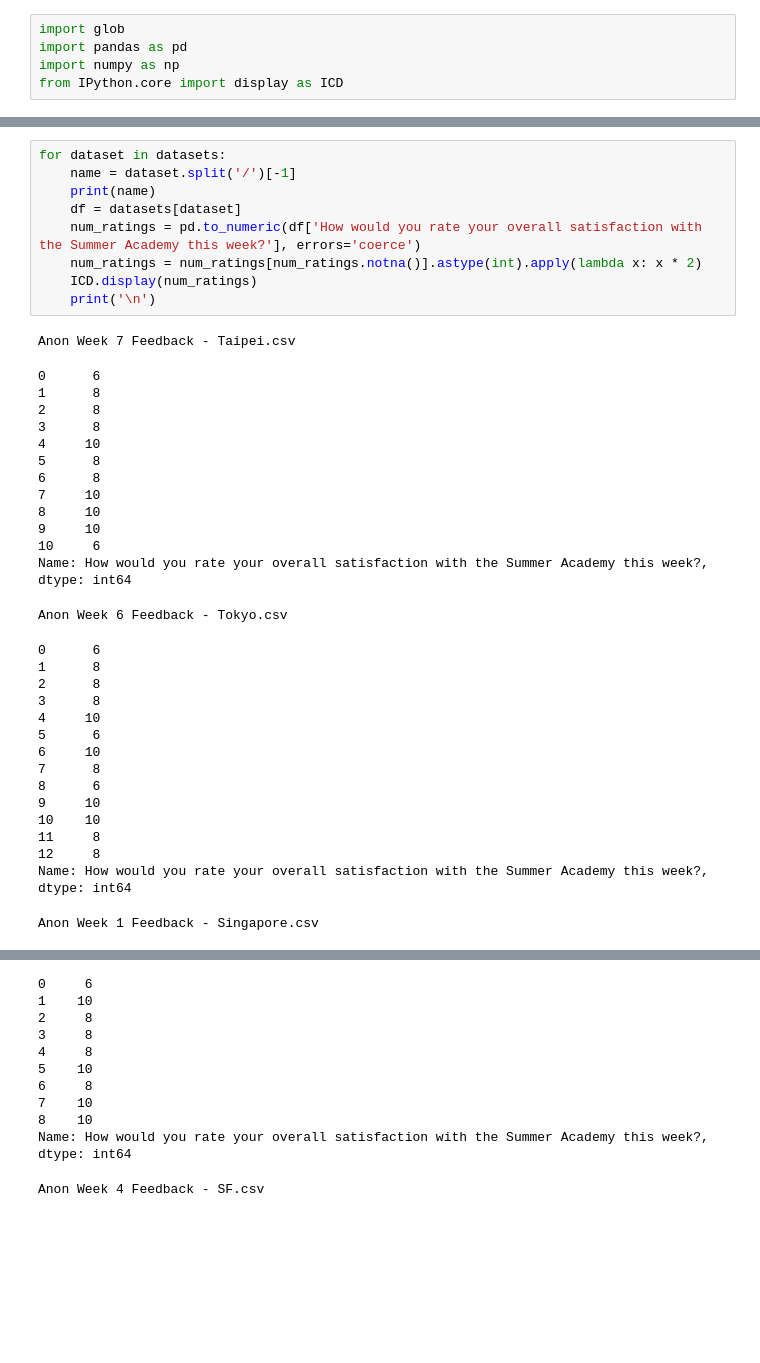
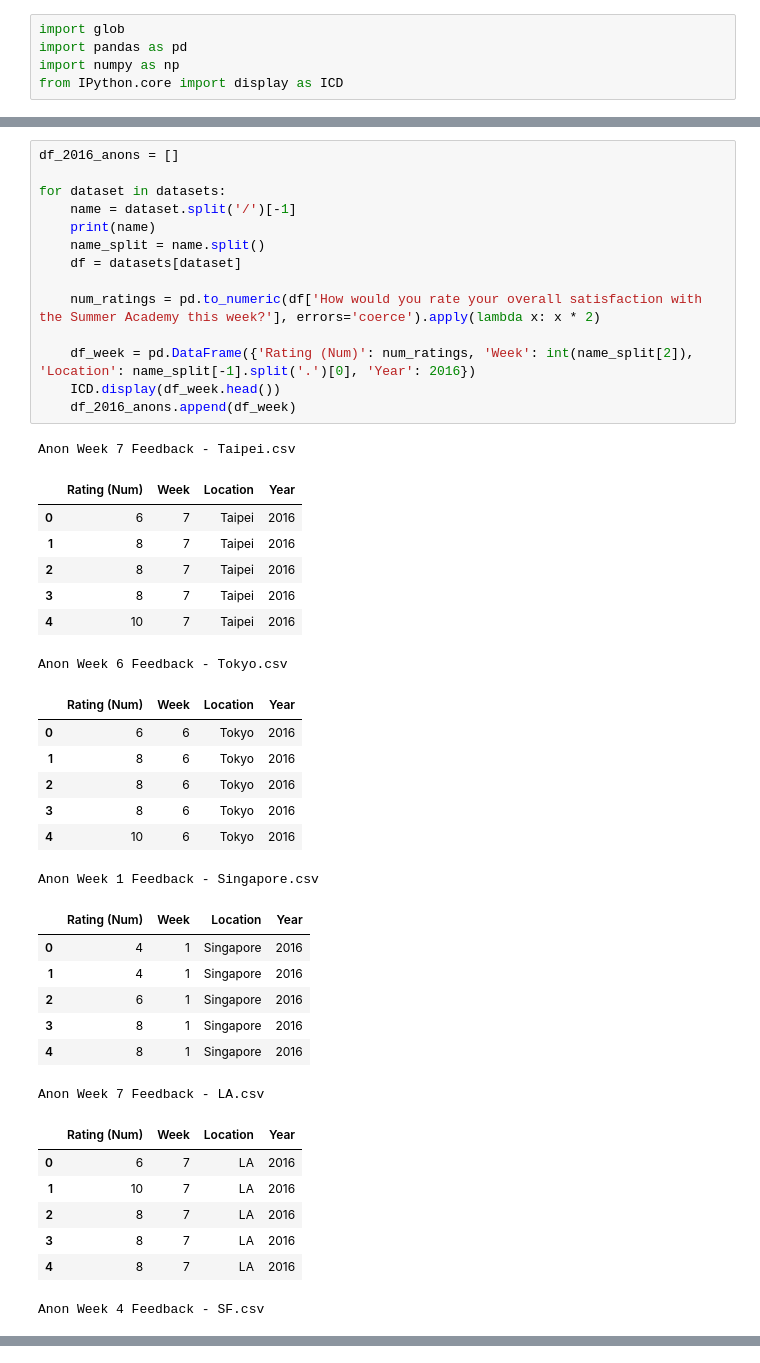
Before and after one commit to DacioRomero/Data-Analysis, a Jupyter notebook: Personal/Coursework/NPS.ipynb, the cells around one changed output, grey strips where cells are left out. Cells and saved outputs as stored; diff of their text form; blank space fills up the shorter version.

```diff
--- a/Personal/Coursework/NPS.ipynb
+++ b/Personal/Coursework/NPS.ipynb
@@ -29,39 +28,44 @@ datasets = { file: pd.read_csv(file) for file in files }
 # %%
+df_2016_anons = []
+
 for dataset in datasets:
     name = dataset.split('/')[-1]
     print(name)
+    name_split = name.split()
     df = datasets[dataset]
-    num_ratings = pd.to_numeric(df['How would you rate your overall satisfaction with the Summer Academy this week?'], errors='coerce')
-    num_ratings = num_ratings[num_ratings.notna()].astype(int).apply(lambda x: x * 2)
-    ICD.display(num_ratings)
-    print('\n')
+
+    num_ratings = pd.to_numeric(df['How would you rate your overall satisfaction with the Summer Academy this week?'], errors='coerce').apply(lambda x: x * 2)
+
+    df_week = pd.DataFrame({'Rating (Num)': num_ratings, 'Week': int(name_split[2]), 'Location': name_split[-1].split('.')[0], 'Year': 2016})
+    ICD.display(df_week.head())
+    df_2016_anons.append(df_week)
 # %% [output]
 Anon Week 7 Feedback - Taipei.csv
+|  | Rating (Num) | Week | Location | Year |
+| 0 | 6 | 7 | Taipei | 2016 |
+| 1 | 8 | 7 | Taipei | 2016 |
+| 2 | 8 | 7 | Taipei | 2016 |
+| 3 | 8 | 7 | Taipei | 2016 |
+| 4 | 10 | 7 | Taipei | 2016 |
-0      6
-1      8
-2      8
-3      8
-4     10
-5      8
-6      8
-7     10
-8     10
-9     10
-10     6
-Name: How would you rate your overall satisfaction with the Summer Academy this week?, dtype: int64
+Anon Week 6 Feedback - Tokyo.csv
+|  | Rating (Num) | Week | Location | Year |
+| 0 | 6 | 6 | Tokyo | 2016 |
+| 1 | 8 | 6 | Tokyo | 2016 |
+| 2 | 8 | 6 | Tokyo | 2016 |
+| 3 | 8 | 6 | Tokyo | 2016 |
+| 4 | 10 | 6 | Tokyo | 2016 |
-Anon Week 6 Feedback - Tokyo.csv
+Anon Week 1 Feedback - Singapore.csv
+|  | Rating (Num) | Week | Location | Year |
+| 0 | 4 | 1 | Singapore | 2016 |
+| 1 | 4 | 1 | Singapore | 2016 |
+| 2 | 6 | 1 | Singapore | 2016 |
+| 3 | 8 | 1 | Singapore | 2016 |
+| 4 | 8 | 1 | Singapore | 2016 |
-0      6
-1      8
-2      8
-3      8
-4     10
-5      6
-6     10
-7      8
-8      6
-9     10
-10    10
-11     8
-12     8
-Name: How would you rate your overall satisfaction with the Summer Academy this week?, dtype: int64
+Anon Week 7 Feedback - LA.csv
+|  | Rating (Num) | Week | Location | Year |
+| 0 | 6 | 7 | LA | 2016 |
+| 1 | 10 | 7 | LA | 2016 |
+| 2 | 8 | 7 | LA | 2016 |
+| 3 | 8 | 7 | LA | 2016 |
+| 4 | 8 | 7 | LA | 2016 |
-Anon Week 1 Feedback - Singapore.csv
+Anon Week 4 Feedback - SF.csv
@@ -82,11 +85,0 @@ Anon Week 7 Feedback - LA.csv
-0     6
-1    10
-2     8
-3     8
-4     8
-5    10
-6     8
-7    10
-8    10
-Name: How would you rate your overall satisfaction with the Summer Academy this week?, dtype: int64
-Anon Week 4 Feedback - SF.csv
```
Also changed, not shown: parts of 11 cells of this notebook.
